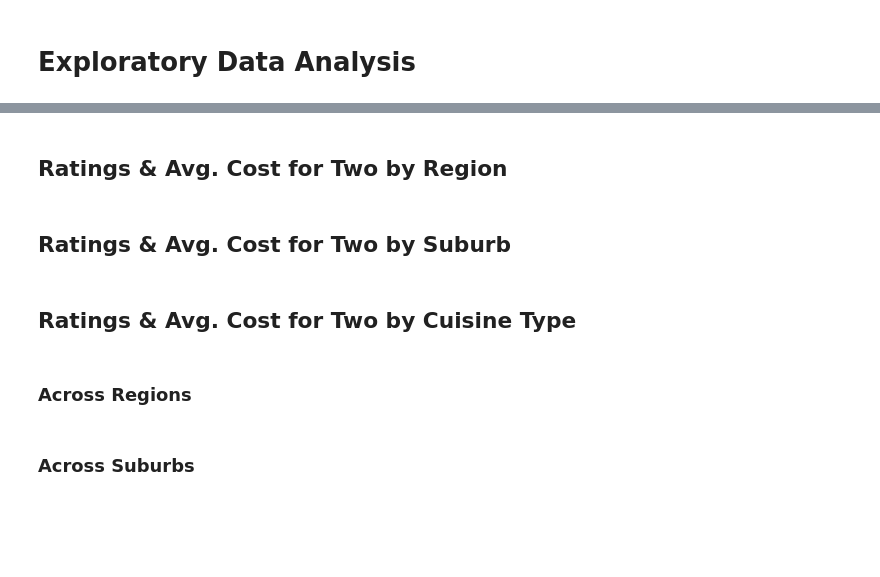
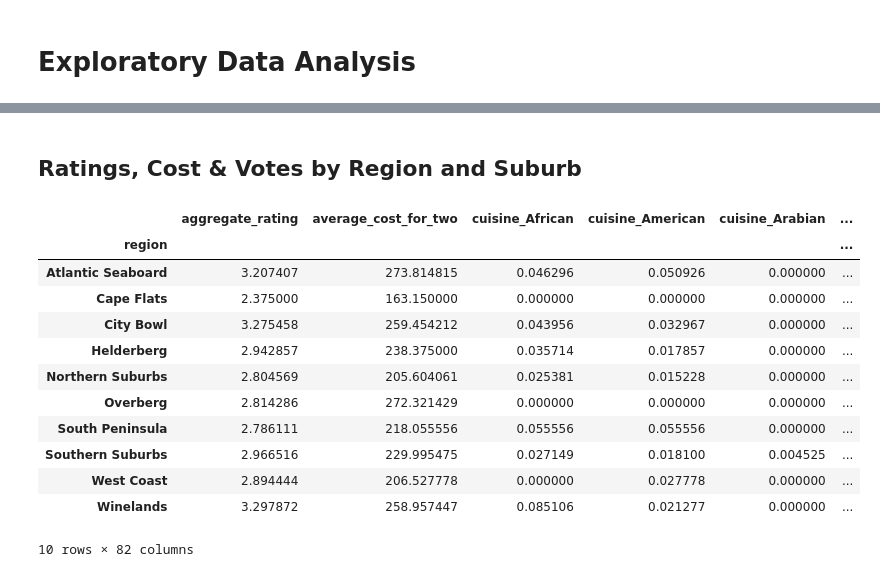
Before and after one commit to dorond/zomato-ct-analysis, a Jupyter notebook: Cape Town Restaurant Analysis using Zomato Data.ipynb, the cells around one changed output, grey strips where cells are left out. Saved outputs shown, nothing was run; the diff lists cells and outputs as text; code cells hidden in the pictures; blank space fills up the shorter version.

```diff
--- a/Cape Town Restaurant Analysis using Zomato Data.ipynb
+++ b/Cape Town Restaurant Analysis using Zomato Data.ipynb
@@ -726,10 +750,19 @@ data.sort_values("aggregate_rating", ascending=False, inplace=False).to_csv('pro
 # %% [markdown]
-## Ratings & Avg. Cost for Two by Region
+## Ratings, Cost & Votes by Region and Suburb
-# %% [markdown]
-## Ratings & Avg. Cost for Two by Suburb
-# %% [markdown]
-## Ratings & Avg. Cost for Two by Cuisine Type
-# %% [markdown]
-### Across Regions
-# %% [markdown]
-### Across Suburbs
+# %%
+df_region = data.pivot_table(index="region")
+df_region
+# %% [output]
+|  | aggregate_rating | average_cost_for_two | cuisine_African | cuisine_American | cuisine_Arabian | ... |
+| region |  |  |  |  |  | ... |
+| Atlantic Seaboard | 3.207407 | 273.814815 | 0.046296 | 0.050926 | 0.000000 | ... |
+| Cape Flats | 2.375000 | 163.150000 | 0.000000 | 0.000000 | 0.000000 | ... |
+| City Bowl | 3.275458 | 259.454212 | 0.043956 | 0.032967 | 0.000000 | ... |
+| Helderberg | 2.942857 | 238.375000 | 0.035714 | 0.017857 | 0.000000 | ... |
+| Northern Suburbs | 2.804569 | 205.604061 | 0.025381 | 0.015228 | 0.000000 | ... |
+| Overberg | 2.814286 | 272.321429 | 0.000000 | 0.000000 | 0.000000 | ... |
+| South Peninsula | 2.786111 | 218.055556 | 0.055556 | 0.055556 | 0.000000 | ... |
+| Southern Suburbs | 2.966516 | 229.995475 | 0.027149 | 0.018100 | 0.004525 | ... |
+| West Coast | 2.894444 | 206.527778 | 0.000000 | 0.027778 | 0.000000 | ... |
+| Winelands | 3.297872 | 258.957447 | 0.085106 | 0.021277 | 0.000000 | ... |
+10 rows × 82 columns
```
Also changed, not shown: parts of 6 cells of this notebook.
